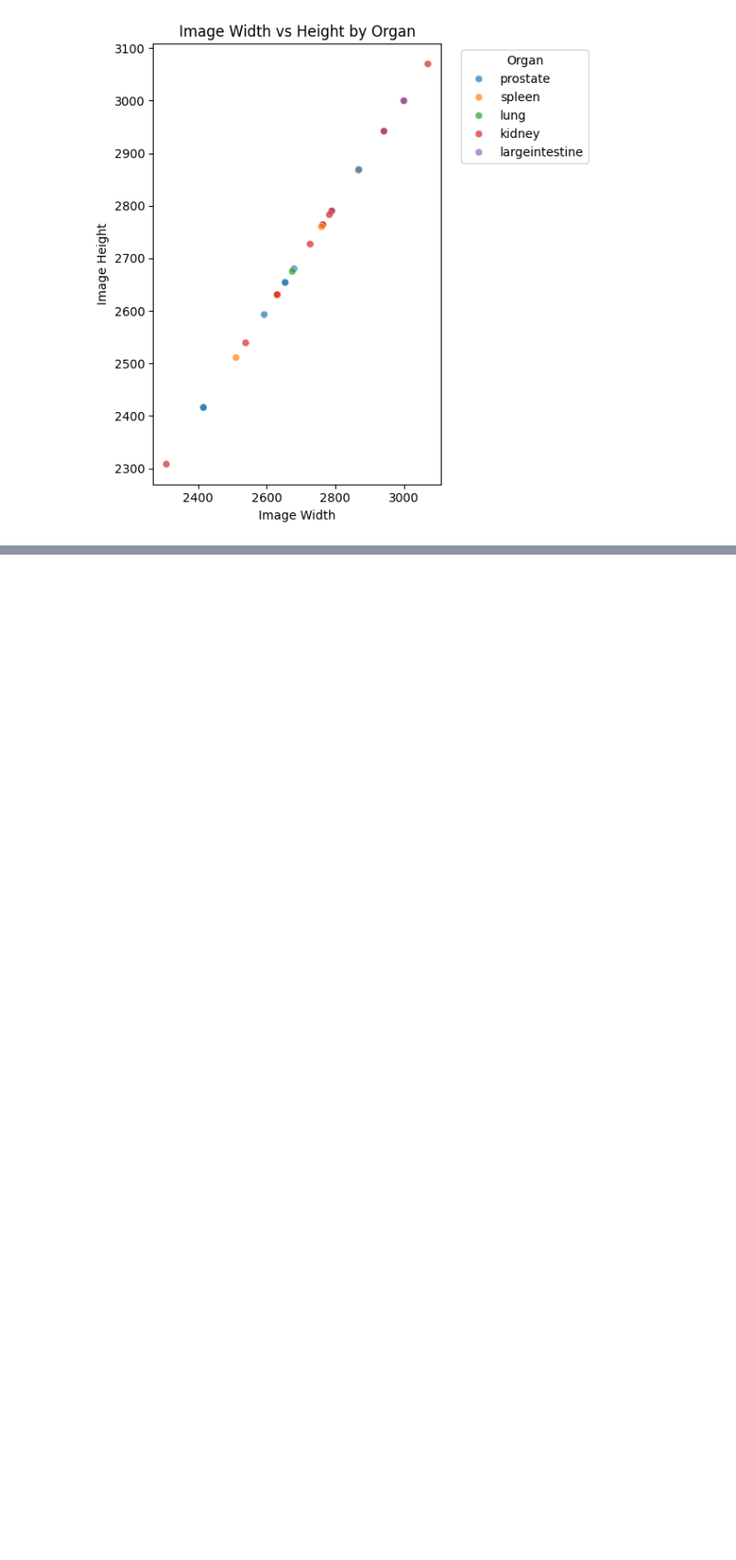
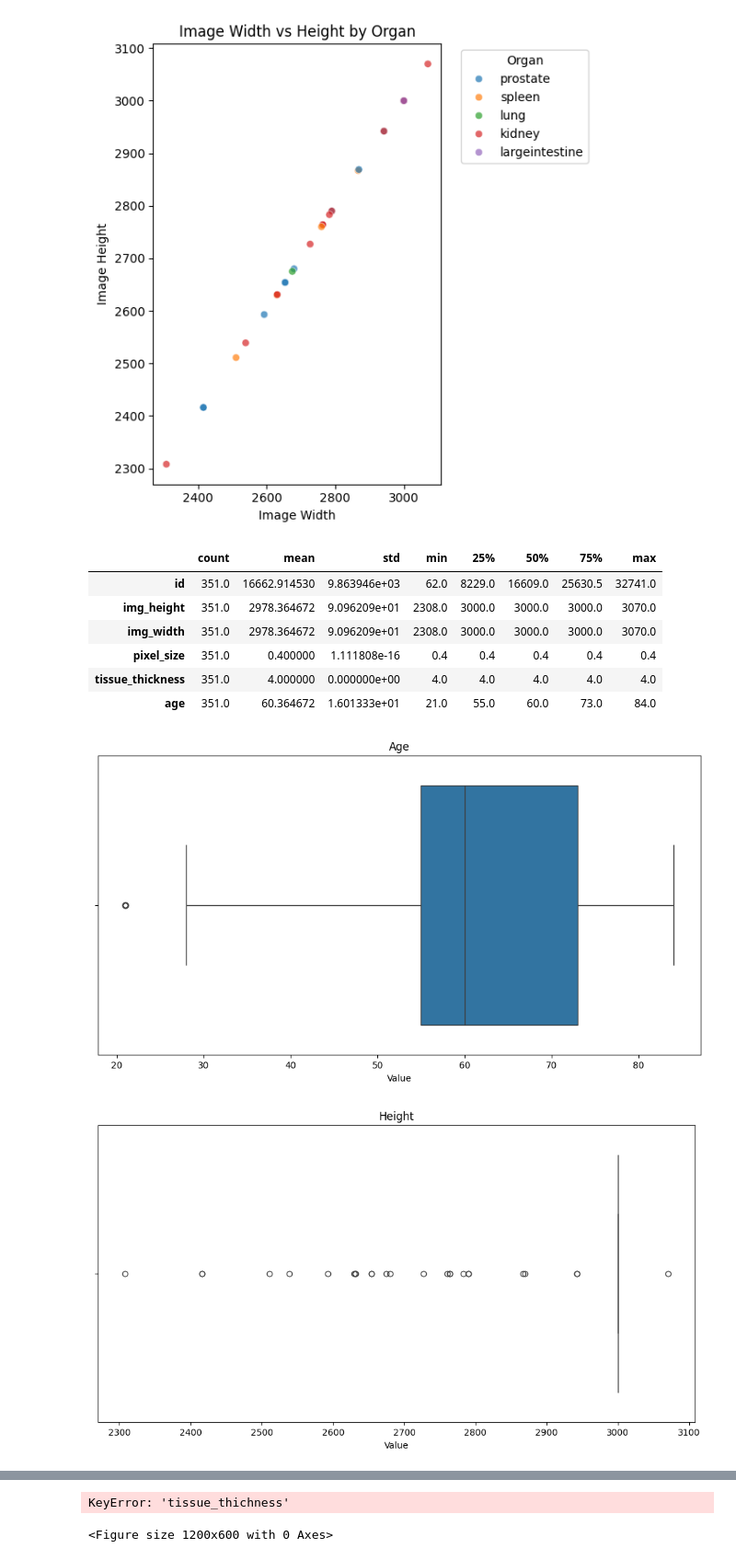
Before and after one commit to Javilejoo/Hacking-the-Human-Body, a Jupyter notebook: analysis.ipynb, the cells around one changed output, grey strips where cells are left out. Shown at 92% size. Cells and saved outputs as stored; diff of their text form; code cells hidden in the pictures; blank space fills up the shorter version.

```diff
--- a/analysis.ipynb
+++ b/analysis.ipynb
@@ -177,3 +177,44 @@ plt.show()
 [figure]
 [figure]
 [figure]
+# %%
+# Summary statistics for numerical columns
+numerical_summary = df.describe().T  # Transpose for easier reading
+display(numerical_summary)
+
+
+
+plt.figure(figsize=(12,6))
+sns.boxplot(data=df['age'], orient='h')
+plt.title('Age')
+plt.xlabel('Value')
+plt.show()
+
+plt.figure(figsize=(12,6))
+sns.boxplot(data=df['img_height'], orient='h')
+plt.title('Height')
+plt.xlabel('Value')
+plt.show()
+
+
+plt.figure(figsize=(12,6))
+sns.boxplot(data=df['img_width'], orient='h')
+plt.title('Width')
+plt.xlabel('Value')
+plt.show()
+
+plt.figure(figsize=(12,6))
+sns.boxplot(data=df['tissue_thickness'], orient='h')
+plt.title('Tissue Thickness')
+plt.xlabel('Value')
+plt.show()
+# %% [output]
+|  | count | mean | std | min | 25% | 50% | 75% | max |
+| id | 351.0 | 16662.914530 | 9.863946e+03 | 62.0 | 8229.0 | 16609.0 | 25630.5 | 32741.0 |
+| img_height | 351.0 | 2978.364672 | 9.096209e+01 | 2308.0 | 3000.0 | 3000.0 | 3000.0 | 3070.0 |
+| img_width | 351.0 | 2978.364672 | 9.096209e+01 | 2308.0 | 3000.0 | 3000.0 | 3000.0 | 3070.0 |
+| pixel_size | 351.0 | 0.400000 | 1.111808e-16 | 0.4 | 0.4 | 0.4 | 0.4 | 0.4 |
+| tissue_thickness | 351.0 | 4.000000 | 0.000000e+00 | 4.0 | 4.0 | 4.0 | 4.0 | 4.0 |
+| age | 351.0 | 60.364672 | 1.601333e+01 | 21.0 | 55.0 | 60.0 | 73.0 | 84.0 |
+[figure, added]
+[figure, added]
@@ -180,2 +222,4 @@ plt.show()
+KeyError: 'tissue_thichness'
+<Figure size 1200x600 with 0 Axes>
 # %% [markdown]
 Como podemos observar, existe una mayor cantidad de fotos de FTUs de riñones que de otro tipo de órgano. Seguido por imágenes de próstata, intestino largo, bazo y finalmente el pulmón.
```
Also changed, not shown: parts of 2 cells of this notebook.
